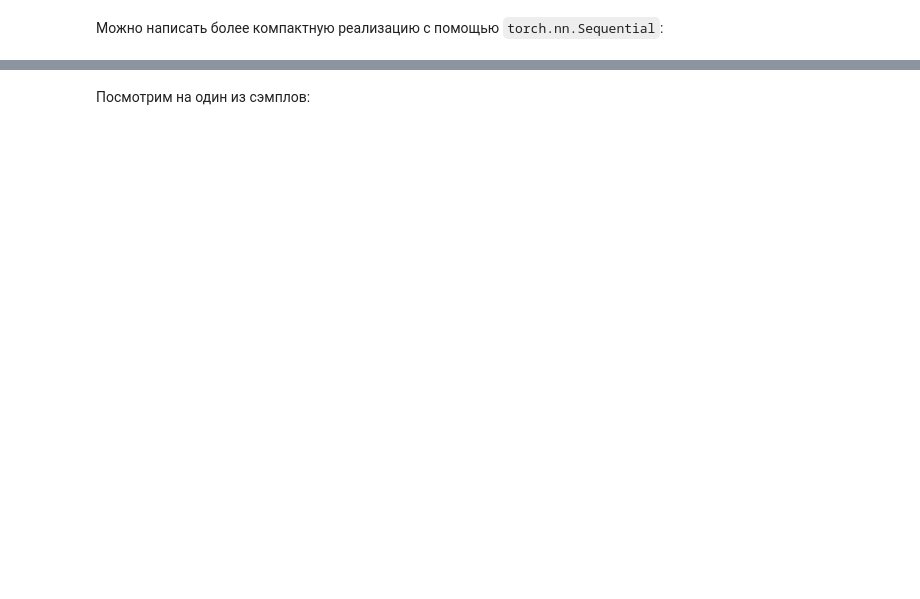
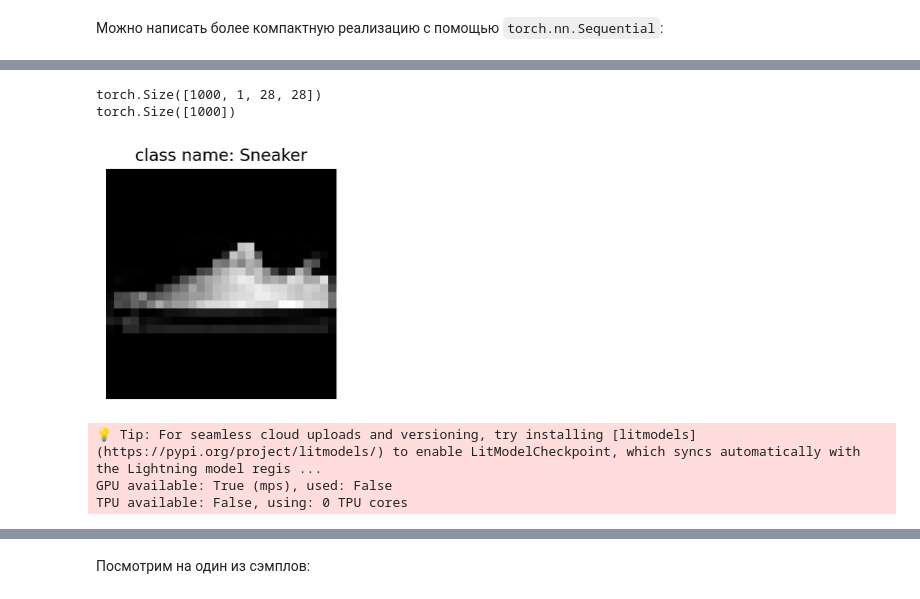
Before and after one commit to alextanch/computer-vision, a Jupyter notebook: notebooks/notebook_02.ipynb, the cells around one changed output, grey strips where cells are left out. Cells and saved outputs as stored; diff of their text form; code cells hidden in the pictures; blank space fills up the shorter version.

```diff
--- a/notebooks/notebook_02.ipynb
+++ b/notebooks/notebook_02.ipynb
@@ -19,14 +21,14 @@ if colab:
 # рабочей директории в `computer-vision`
 
 import os
-import rootutils
-
-root = rootutils.setup_root(".", indicator="homeworks", pythonpath=True)
+from rootutils import setup_root
 
 if colab:
     drive.mount("/content/drive", force_remount=True)
     os.chdir("drive/MyDrive/computer-vision")
+    root = setup_root(".", indicator="homeworks", pythonpath=True)
 else:
-    os.chdir(root)
+    root = setup_root(".", indicator="homeworks", pythonpath=True)
 
+os.chdir(root)
 print(f"working directory: {os.getcwd()}")
@@ -215,0 +436,26 @@ class Net(nn.Module):
+# %%
+loader = datamodule.train_dataloader()
+dataset = loader.dataset
+
+x, y = next(iter(loader))
+print(x.shape)
+print(y.shape)
+# %% [output]
+torch.Size([1000, 1, 28, 28])
+torch.Size([1000])
+# %%
+import numpy as np
+
+image = x.squeeze()[0]
+label = y[0].item()
+
+image = (255 * image).numpy().astype(np.uint8)
+class_name = class_names[label]
+
+# построение изображения
+plt.figure(figsize=(3, 3))
+plt.imshow(image, cmap="gray")
+plt.title(f"class name: {class_name}")
+plt.axis("off");
+# %% [output]
+[figure, added]
@@ -215,0 +522,22 @@ class Net(nn.Module):
+# %%
+import warnings
+warnings.filterwarnings("ignore")
+
+from lightning.pytorch.callbacks import LearningRateMonitor, ModelCheckpoint
+
+
+trainer = pl.Trainer(
+    default_root_dir = DATA_DIR / "classifier",
+    accelerator = "gpu" if torch.cuda.is_available() else "cpu",
+    devices=1,
+    max_epochs=10,
+    callbacks=[
+        #ModelCheckpoint(save_weights_only=True, mode="max", monitor="val_acc"),
+        LearningRateMonitor("epoch")
+    ],
+    enable_progress_bar=True
+)
+# %% [output]
+💡 Tip: For seamless cloud uploads and versioning, try installing [litmodels](https://pypi.org/project/litmodels/) to enable LitModelCheckpoint, which syncs automatically with the Lightning model regis ...
+GPU available: True (mps), used: False
+TPU available: False, using: 0 TPU cores
```
Also changed, not shown: parts of 28 cells of this notebook, 11 other files.
